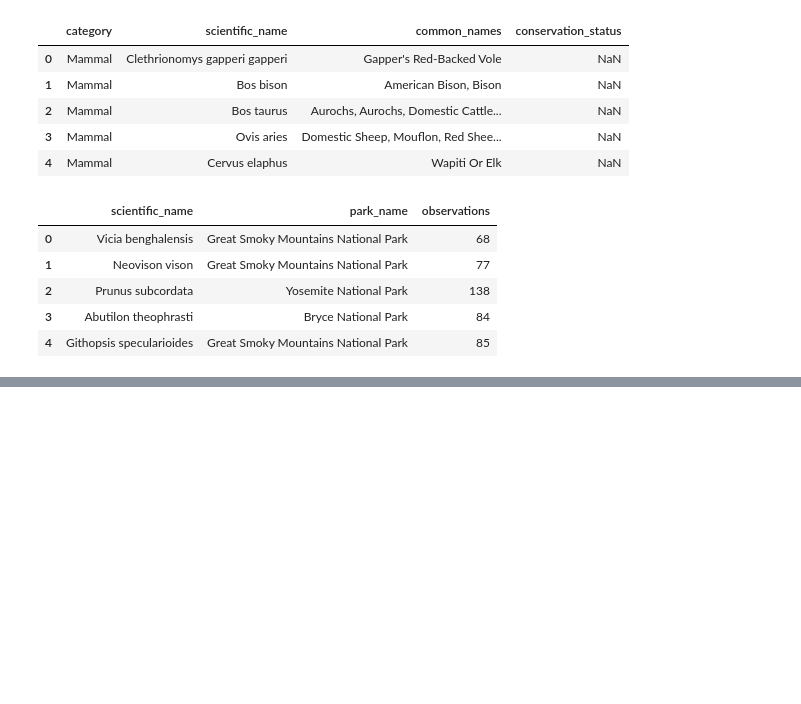
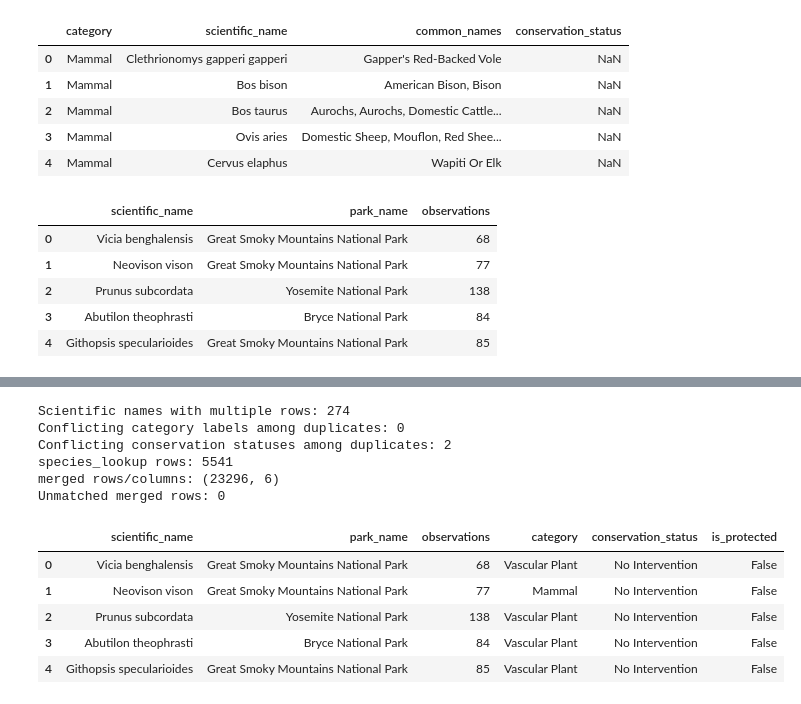
Before and after one commit to MAUS1079/biodiversity_starter, a Jupyter notebook: biodiversity.ipynb, the cells around one changed output, grey strips where cells are left out. Saved outputs shown, nothing was run; the diff lists cells and outputs as text; code cells hidden in the pictures; blank space fills up the shorter version.

```diff
--- a/biodiversity.ipynb
+++ b/biodiversity.ipynb
@@ -65,0 +124,18 @@ observations rows/columns: (23296, 3)
+# %%
+species['conservation_status'] = (
+    species['conservation_status']
+    .fillna('No Intervention')
+    .astype(str)
+    .str.strip()
+    .str.replace(r'\s+', ' ', regex=True)
+    .str.title()
+    .replace({'Species Of Concern': 'Species of Concern'})
+)
+
+species['is_protected'] = species['conservation_status'] != 'No Intervention'
+
+print('Standardized conservation_status values:')
+display(species['conservation_status'].value_counts().to_frame(name='count'))
+
+print(f"Protected species count: {species['is_protected'].sum()}")
+print(f"Not protected count: {(~species['is_protected']).sum()}")
@@ -65,0 +156,40 @@ observations rows/columns: (23296, 3)
+# %%
+duplicate_check = species.groupby('scientific_name').agg(
+    category_count=('category', 'nunique'),
+    status_count=('conservation_status', 'nunique')
+)
+
+print(f"Scientific names with multiple rows: {(species['scientific_name'].value_counts() > 1).sum()}")
+print(f"Conflicting category labels among duplicates: {(duplicate_check['category_count'] > 1).sum()}")
+print(f"Conflicting conservation statuses among duplicates: {(duplicate_check['status_count'] > 1).sum()}")
+
+species_lookup = (
+    species
+    .sort_values(by='is_protected', ascending=False)
+    .drop_duplicates(subset='scientific_name')
+)
+
+observations_with_species = observations.merge(
+    species_lookup[['scientific_name', 'category', 'conservation_status', 'is_protected']],
+    on='scientific_name',
+    how='left'
+)
+
+print(f"species_lookup rows: {species_lookup.shape[0]}")
+print(f"merged rows/columns: {observations_with_species.shape}")
+print(f"Unmatched merged rows: {observations_with_species['category'].isna().sum()}")
+
+display(observations_with_species.head())
+# %% [output]
+Scientific names with multiple rows: 274
+Conflicting category labels among duplicates: 0
+Conflicting conservation statuses among duplicates: 2
+species_lookup rows: 5541
+merged rows/columns: (23296, 6)
+Unmatched merged rows: 0
+|  | scientific_name | park_name | observations | category | conservation_status | is_protected |
+| 0 | Vicia benghalensis | Great Smoky Mountains National Park | 68 | Vascular Plant | No Intervention | False |
+| 1 | Neovison vison | Great Smoky Mountains National Park | 77 | Mammal | No Intervention | False |
+| 2 | Prunus subcordata | Yosemite National Park | 138 | Vascular Plant | No Intervention | False |
+| 3 | Abutilon theophrasti | Bryce National Park | 84 | Vascular Plant | No Intervention | False |
+| 4 | Githopsis specularioides | Great Smoky Mountains National Park | 85 | Vascular Plant | No Intervention | False |
```
Also changed, not shown: parts of 10 cells of this notebook, 1 other file.
